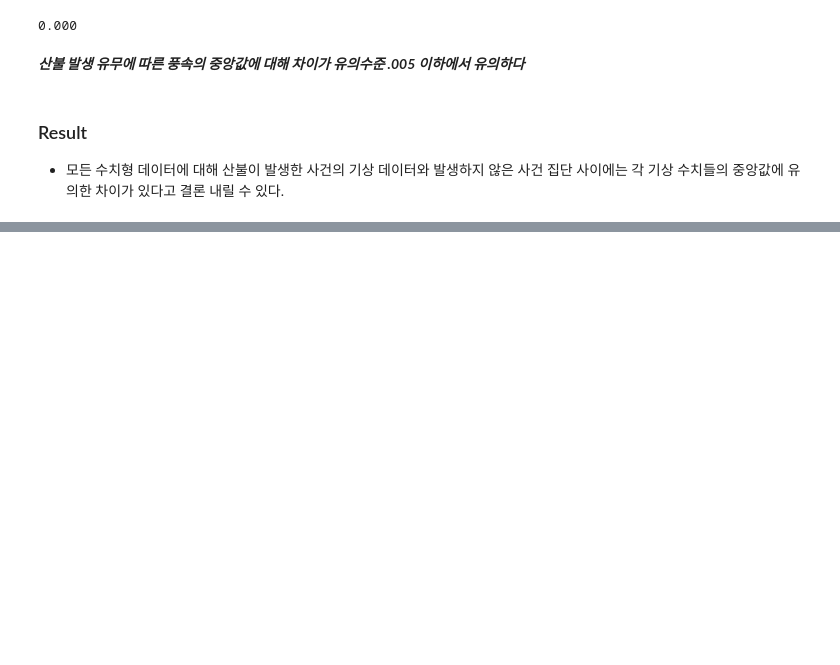
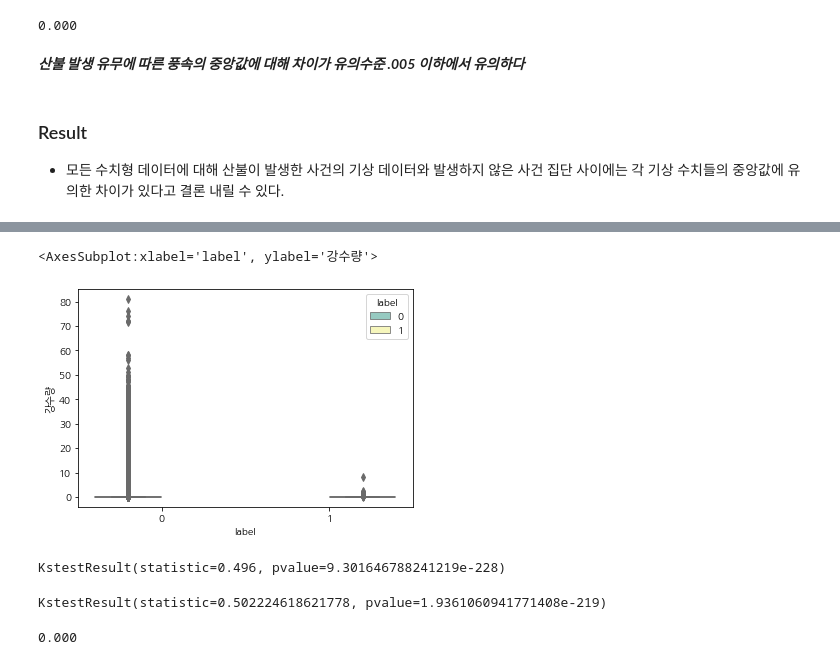
Before and after one commit to Shalor16/korea_wildfire_prediction, a Jupyter notebook: statistic_analysis_and_visualization.ipynb, the cells around one changed output, grey strips where cells are left out. Saved outputs shown, nothing was run; the diff lists cells and outputs as text; code cells hidden in the pictures; blank space fills up the shorter version.

```diff
--- a/statistic_analysis_and_visualization.ipynb
+++ b/statistic_analysis_and_visualization.ipynb
@@ -296,0 +355,5 @@ IndexingError: Unalignable boolean Series provided as indexer (index of the bool
+# %%
+# amount of precipatation
+df_rn = spr_win_df.dropna(subset=['강수량'])
+df_des=df_rn[['label','강수량']]
+df_des.describe()
@@ -296,0 +370,18 @@ IndexingError: Unalignable boolean Series provided as indexer (index of the bool
+# %%
+sns.boxplot(x='label', y='강수량', hue='label', data = df_rn, palette = 'Set3')
+# %% [output]
+<AxesSubplot:xlabel='label', ylabel='강수량'>
+[figure, added]
+# %%
+ks_2samp(df_des[df_des['label']==0]['강수량'], x)
+# %% [output]
+KstestResult(statistic=0.496, pvalue=9.301646788241219e-228)
+# %%
+ks_2samp(df_des[df_des['label']==1]['강수량'], x)
+# %% [output]
+KstestResult(statistic=0.502224618621778, pvalue=1.9361060941771408e-219)
+# %%
+u, p = stats.mannwhitneyu(df_rn[df_rn['label']==1]['강수량'], df_rn[df_rn['label']==0]['강수량'],alternative='two-sided')
+p
+# %% [output]
+0.000
```
Also changed, not shown: parts of 33 cells of this notebook, 1 other file.
